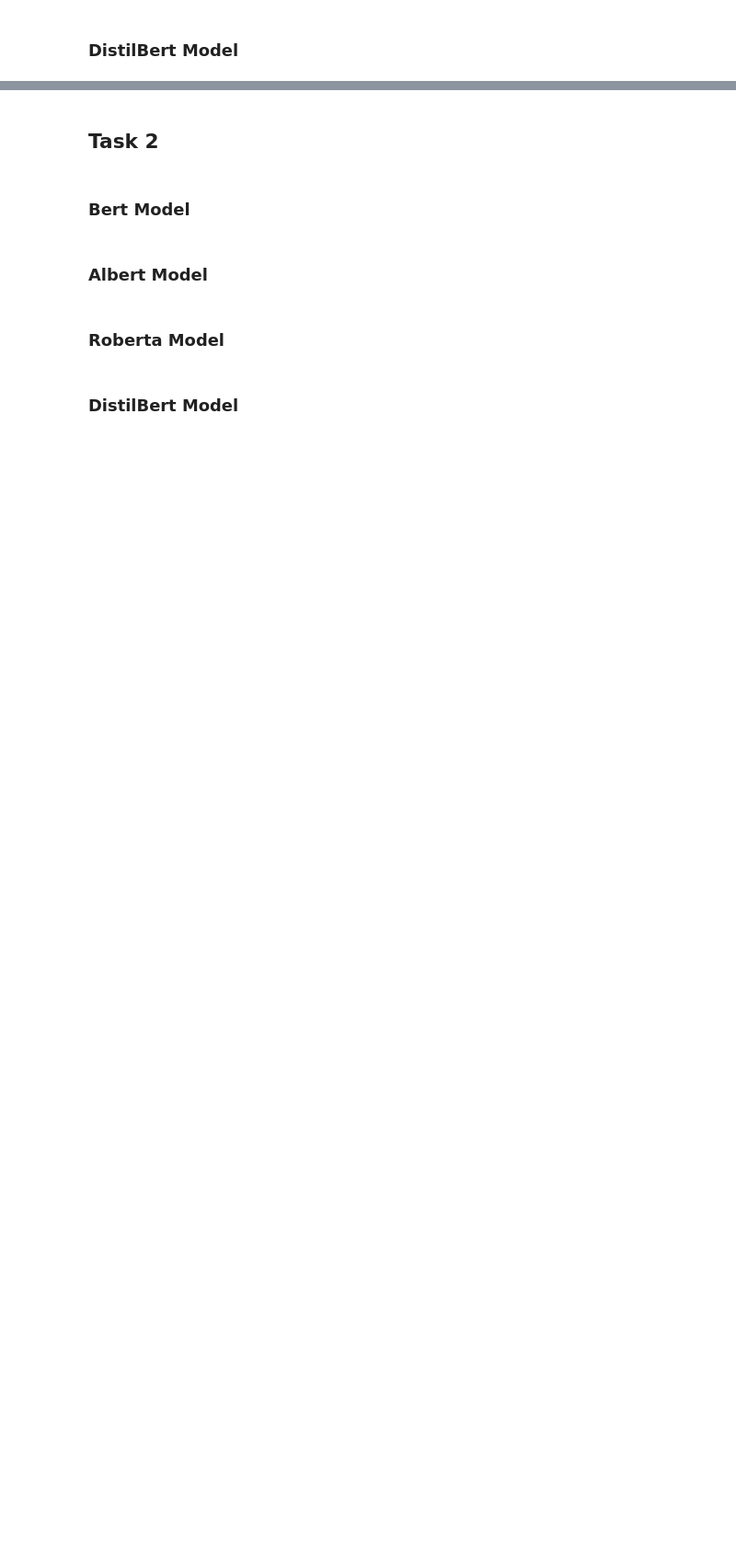
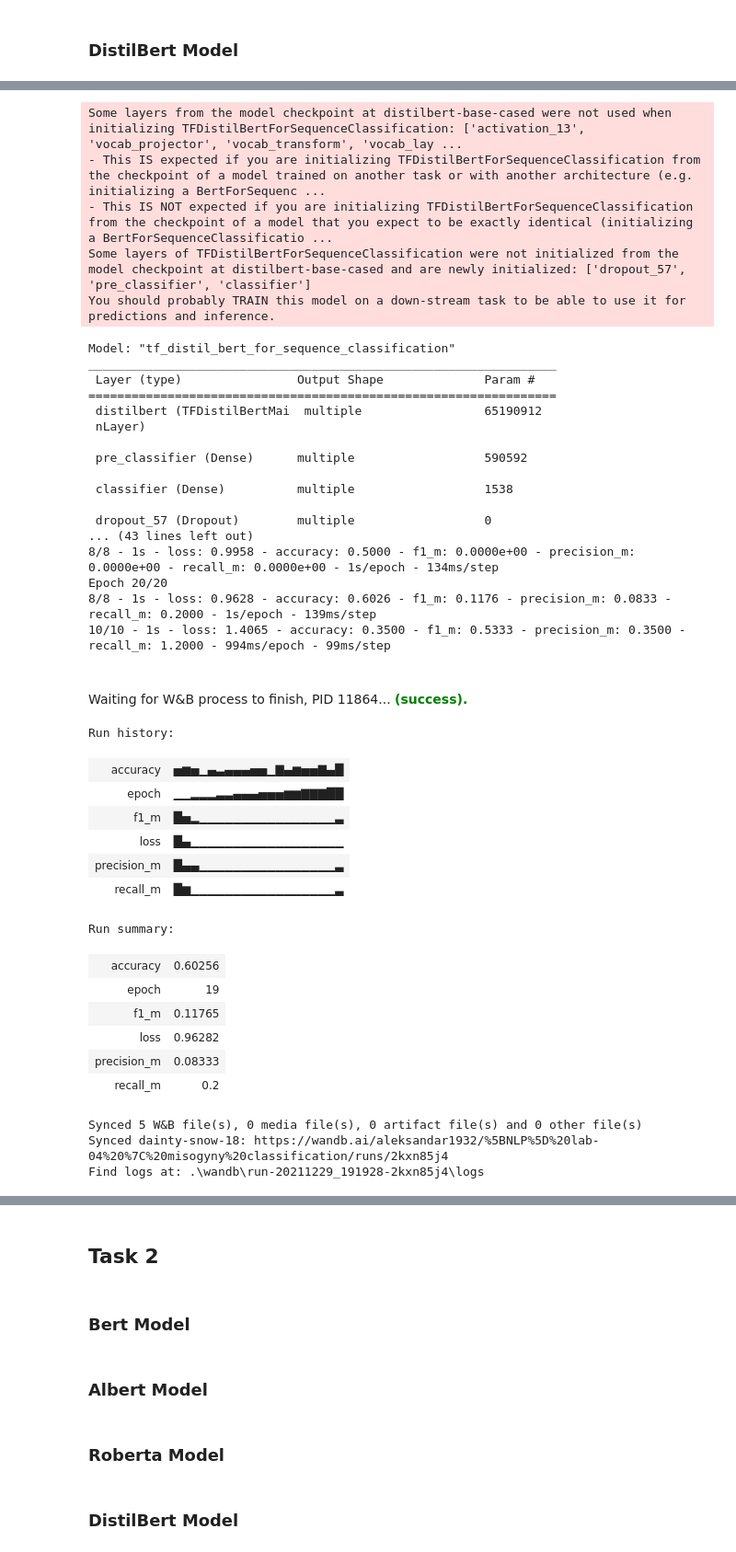
Before and after one commit to Aleksandar1932/NLP_2021, a Jupyter notebook: Laboratory Exercises/4/Misogeny Classification.ipynb, the cells around one changed output, grey strips where cells are left out. Shown at 92% size. Cells and saved outputs as stored; diff of their text form; code cells hidden in the pictures; blank space fills up the shorter version.

```diff
--- a/Laboratory Exercises/4/Misogeny Classification.ipynb
+++ b/Laboratory Exercises/4/Misogeny Classification.ipynb
@@ -105,0 +283,20 @@ run.finish()
+# %%
+run = wandb.init(project=WANDB_PROJECT_NAME, job_type="training")
+model, train_input_ids, train_attention_masks, test_input_ids, test_attention_masks = get_model_and_data(TFDistilBertForSequenceClassification, 2, X_train, X_test)
+
+model.summary()
+model.compile(optimizer=Adam(learning_rate=0.01),
+                                  loss=hinge,
+                                  metrics=['accuracy', f1_m,precision_m, recall_m])
+
+if not is_gpu_available():
+    print("No GPU found. Using CPU")
+
+model.fit([np.array(train_input_ids), np.array(train_attention_masks)],
+          np.array(y_train_task1),batch_size=10, epochs=20, verbose=2,
+          callbacks=[WandbCallback()]
+          )
+
+model.evaluate([np.array(test_input_ids), np.array(test_attention_masks)], np.array(y_test_task1), batch_size=2, verbose=2)
+run.finish()
+# %% [output]
@@ -105,0 +306,40 @@ run.finish()
+Some layers from the model checkpoint at distilbert-base-cased were not used when initializing TFDistilBertForSequenceClassification: ['activation_13', 'vocab_projector', 'vocab_transform', 'vocab_lay ...
+- This IS expected if you are initializing TFDistilBertForSequenceClassification from the checkpoint of a model trained on another task or with another architecture (e.g. initializing a BertForSequenc ...
+- This IS NOT expected if you are initializing TFDistilBertForSequenceClassification from the checkpoint of a model that you expect to be exactly identical (initializing a BertForSequenceClassificatio ...
+Some layers of TFDistilBertForSequenceClassification were not initialized from the model checkpoint at distilbert-base-cased and are newly initialized: ['dropout_57', 'pre_classifier', 'classifier']
+You should probably TRAIN this model on a down-stream task to be able to use it for predictions and inference.
+Model: "tf_distil_bert_for_sequence_classification"
+_________________________________________________________________
+ Layer (type)                Output Shape              Param #
+=================================================================
+ distilbert (TFDistilBertMai  multiple                 65190912
+ nLayer)
+
+ pre_classifier (Dense)      multiple                  590592
+
+ classifier (Dense)          multiple                  1538
+
+ dropout_57 (Dropout)        multiple                  0
+... (43 lines left out)
+8/8 - 1s - loss: 0.9958 - accuracy: 0.5000 - f1_m: 0.0000e+00 - precision_m: 0.0000e+00 - recall_m: 0.0000e+00 - 1s/epoch - 134ms/step
+Epoch 20/20
+8/8 - 1s - loss: 0.9628 - accuracy: 0.6026 - f1_m: 0.1176 - precision_m: 0.0833 - recall_m: 0.2000 - 1s/epoch - 139ms/step
+10/10 - 1s - loss: 1.4065 - accuracy: 0.3500 - f1_m: 0.5333 - precision_m: 0.3500 - recall_m: 1.2000 - 994ms/epoch - 99ms/step
+Waiting for W&B process to finish, PID 11864... (success).
+Run history:
+| accuracy | ▅▆▅▁▄▃▄▄▄▅▅▁▇▄▆▅▅▇▄█ |
+| epoch | ▁▁▂▂▂▃▃▄▄▄▅▅▅▆▆▇▇▇██ |
+| f1_m | █▅▂▁▁▁▁▁▁▁▁▁▁▁▁▁▁▁▁▃ |
+| loss | █▄▁▁▁▁▁▁▁▁▁▁▁▁▁▁▁▁▁▁ |
+| precision_m | █▄▄▁▁▁▁▁▁▁▁▁▁▁▁▁▁▁▁▃ |
+| recall_m | █▆▁▁▁▁▁▁▁▁▁▁▁▁▁▁▁▁▁▃ |
+Run summary:
+| accuracy | 0.60256 |
+| epoch | 19 |
+| f1_m | 0.11765 |
+| loss | 0.96282 |
+| precision_m | 0.08333 |
+| recall_m | 0.2 |
+Synced 5 W&B file(s), 0 media file(s), 0 artifact file(s) and 0 other file(s)
+Synced dainty-snow-18: https://wandb.ai/aleksandar1932/%5BNLP%5D%20lab-04%20%7C%20misogyny%20classification/runs/2kxn85j4
+Find logs at: .\wandb\run-20211229_191928-2kxn85j4\logs
```
Also changed, not shown: parts of 14 cells of this notebook, 1 other file.
